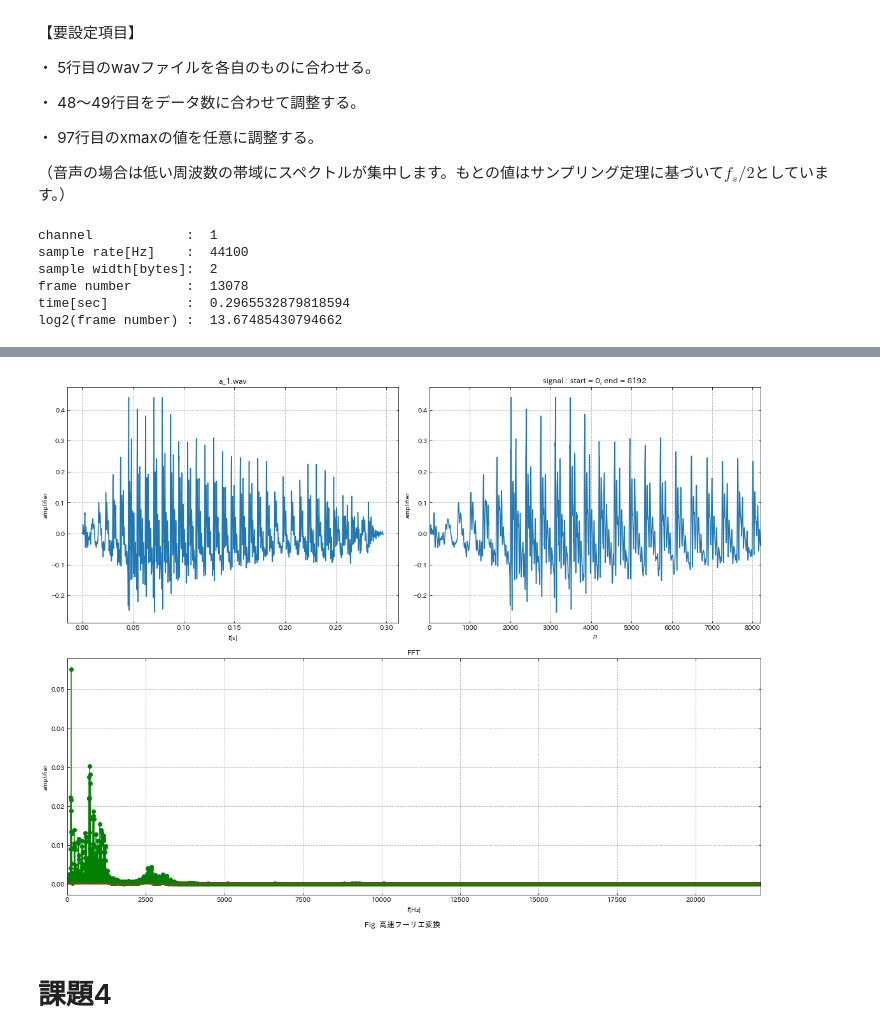
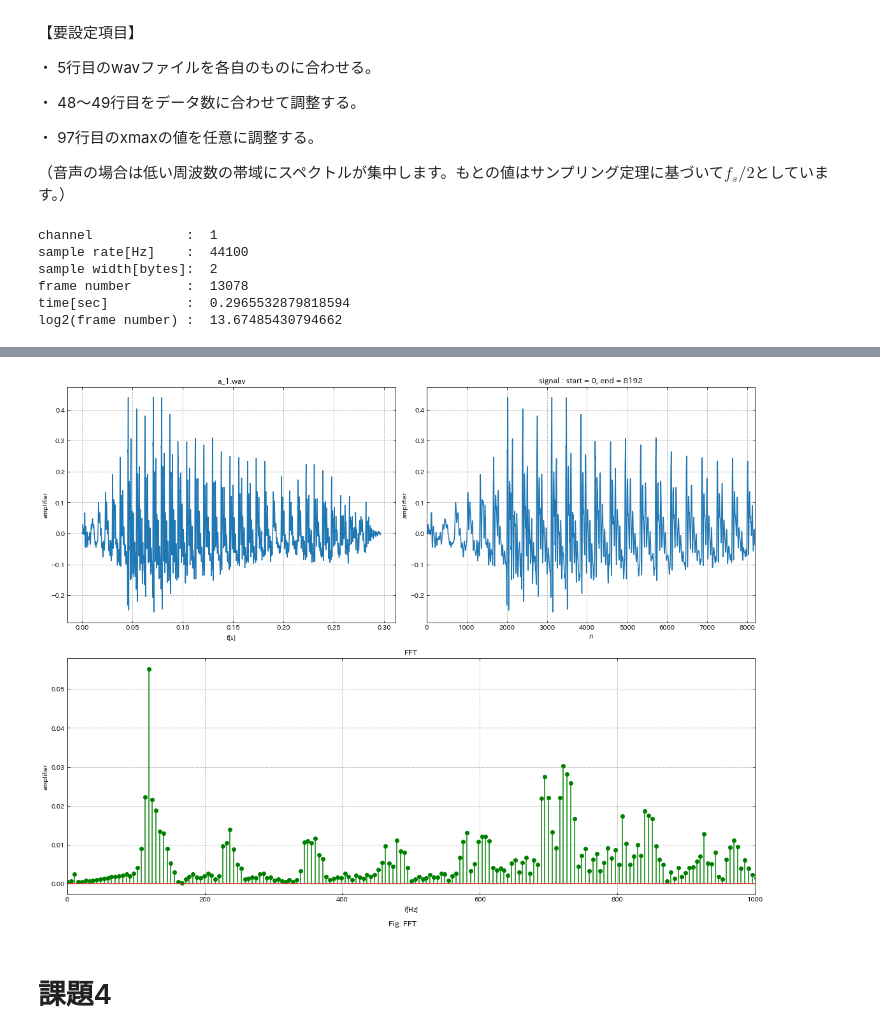
Before and after one commit to akita-NITH/dsp, a Jupyter notebook: dsp.ipynb, the cells around one changed output, grey strips where cells are left out. Cells and saved outputs as stored; diff of their text form; code cells hidden in the pictures.

```diff
--- a/dsp.ipynb
+++ b/dsp.ipynb
@@ -541,6 +533,8 @@ Saving a_1.wav to a_1.wav
 import wave
 import numpy as np
 import matplotlib.pyplot as plt
+import japanize_matplotlib          # matplot用日本語フォントを読み込み（要環境設定）
+from google.colab import files      # ローカルファイルシステム関連
 
 filename = "a_1.wav"                        # wavファイルを指定する
 wav_file = wave.open(filename , "r" )       # wavファイルを読み込み
@@ -603,7 +597,7 @@ amp = 2 * np.abs(F) / N
 freq = np.linspace(0, fs, N)
 
 # グラフ描画設定
-fig_title = 'Fig. 高速フーリエ変換'             # figureオブジェクトタイトル
+fig_title = 'Fig. FFT'             # figureオブジェクトタイトル
 fig = plt.figure(figsize = (16, 12))            # figureオブジェクト(オブジェクト名=fig)作成，サイズ指定あり
 plt.suptitle(fig_title, x = 0.5, y = 0)         # figオブジェクト内の指定位置(中央下部)にタイトル表示
 ## 時間領域信号_全体（グラフ描画設定）
@@ -632,35 +626,35 @@ ax2.set_title(ax2_title)                        # グラフタイトル
 ax2.plot(data)
 ## 振幅スペクトル（グラフ描画設定）
 ax3 = fig.add_subplot(212)                      # figに属するAxesオブジェクト(オブジェクト名=ax)を2行1列2番目に作成
 ax3.grid(linestyle='--')                        # 目盛線(破線)
 ax3.tick_params(direction = "in", top = True, bottom = True, left = True, right = True) # 目盛設定(向き；内側"in"か外側"out"かその両方"inout"か,上下左右各軸目盛あり)
-ax3.set_xlim(xmin = 0, xmax = fs/ 2)            # 横軸(x軸)の目盛範囲（注目したい周波数に合わせて任意の範囲を設定すること）
+ax3.set_xlim(xmin = 0, xmax = 1000)            # 横軸(x軸)の目盛範囲（注目したい周波数に合わせて任意の範囲を設定すること）
 ax3.set_ylim(auto = True)                       # 縦軸(y軸)の目盛範囲
 ax3.set_xlabel('$f$[Hz]')                       # 横軸(x軸)のラベル
 ax3.set_ylabel('amplifier')                     # 横軸(x軸)のラベル
 ax3_title = 'FFT'                               # ax3オブジェクトタイトル
 ax3.set_title(ax3_title)                        # グラフタイトル
 ## 振幅スペクトル（グラフ描画）
 ax3.stem(freq[:int(N/2)+1], amp[:int(N/2)+1], linefmt= 'g', markerfmt='go', use_line_collection = True)    # stem(幹)グラフを描画（正の周波数領域のみ）
 
 # グラフ描画再設定
 fig.tight_layout()              # グラフ描画領域が重複しないようにレイアウト調整
 fig.show()                      # すべてのfigオブジェクトを表示
 
 # グラフの保存とダウンロード
 savefilename = filename + '.png'    # 保存ファイル名
 fig.savefig(savefilename)           # グラフの保存
 files.download(savefilename)        # 保存したファイルをローカルマシンに保存
 # %% [output]
 channel            :  1
 sample rate[Hz]    :  44100
 sample width[bytes]:  2
 frame number       :  13078
 time[sec]          :  0.2965532879818594
 log2(frame number) :  13.67485430794662
 [interactive output not drawn]
 [interactive output not drawn]
-[figure, old version]
+[figure, new version]
 # %% [markdown]
 # 課題4
 # %% [markdown]
```
Also changed, not shown: parts of 4 cells of this notebook.
